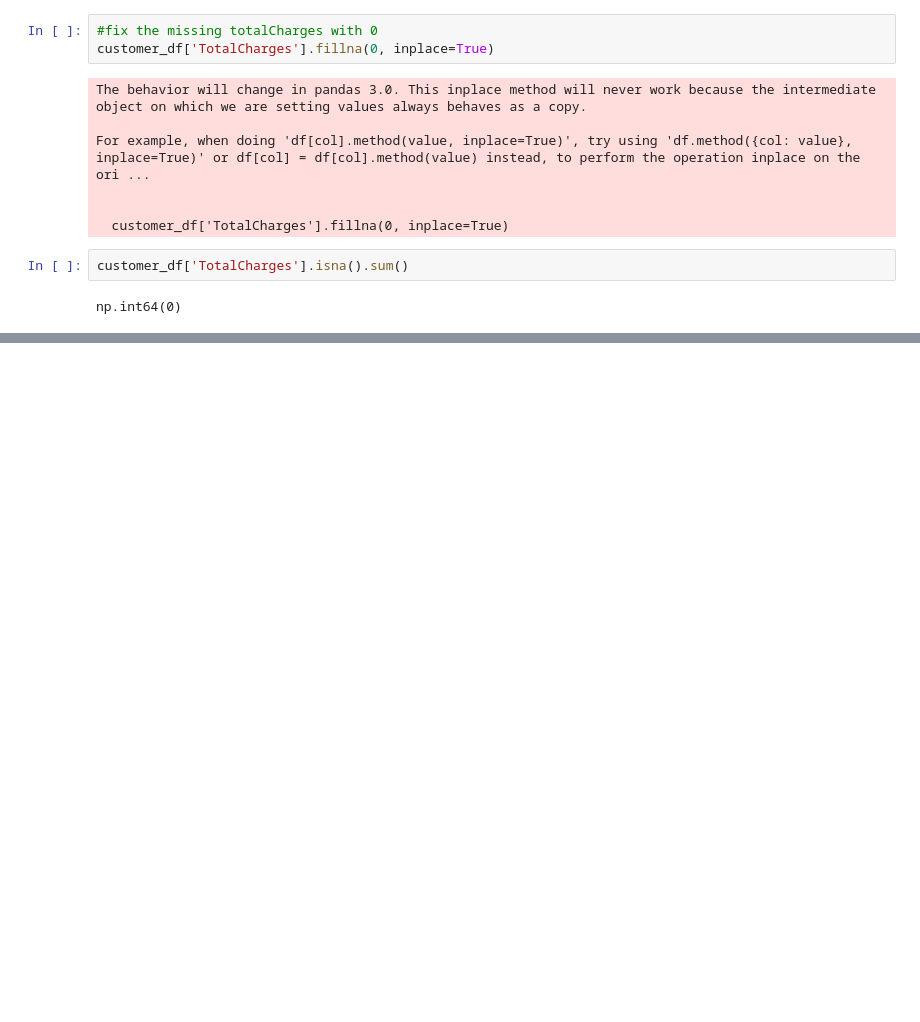
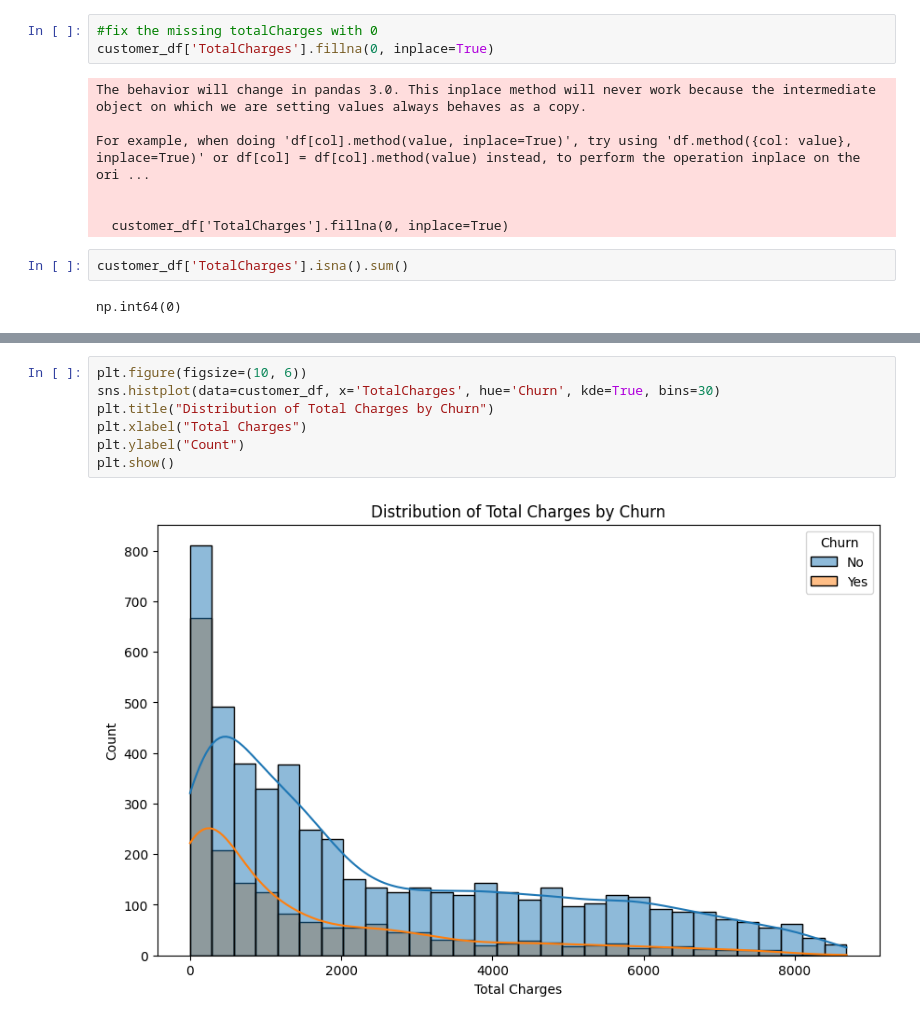
Before and after one commit to stanleyotieno1/Data-analysis-assignment, a Jupyter notebook: Jupyter-files/churn.ipynb, the cells around one changed output, grey strips where cells are left out. Saved outputs shown, nothing was run; the diff lists cells and outputs as text; blank space fills up the shorter version.

```diff
--- a/Jupyter-files/churn.ipynb
+++ b/Jupyter-files/churn.ipynb
@@ -125,0 +146,9 @@ np.int64(0)
+# %%
+plt.figure(figsize=(10, 6))
+sns.histplot(data=customer_df, x='TotalCharges', hue='Churn', kde=True, bins=30)
+plt.title("Distribution of Total Charges by Churn")
+plt.xlabel("Total Charges")
+plt.ylabel("Count")
+plt.show()
+# %% [output]
+[figure, added]
```
Also changed, not shown: parts of 3 cells of this notebook.
